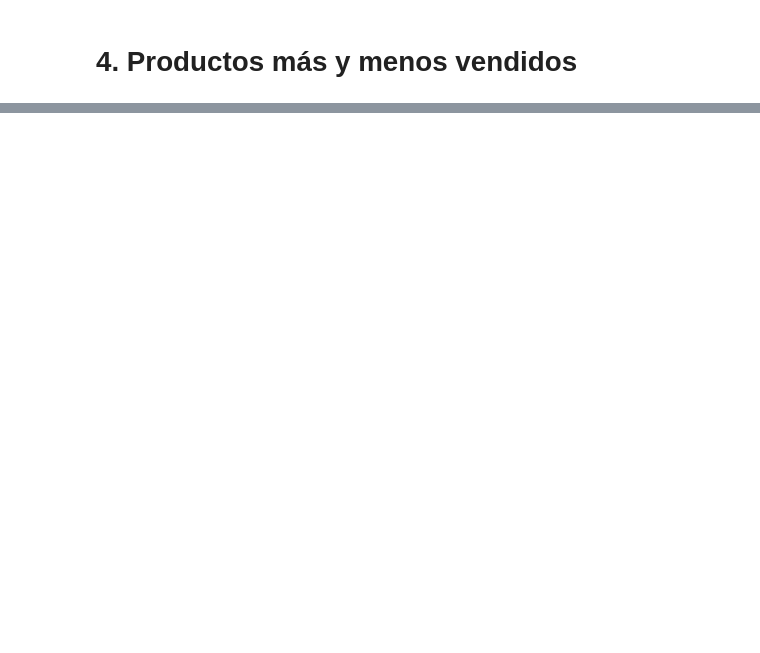
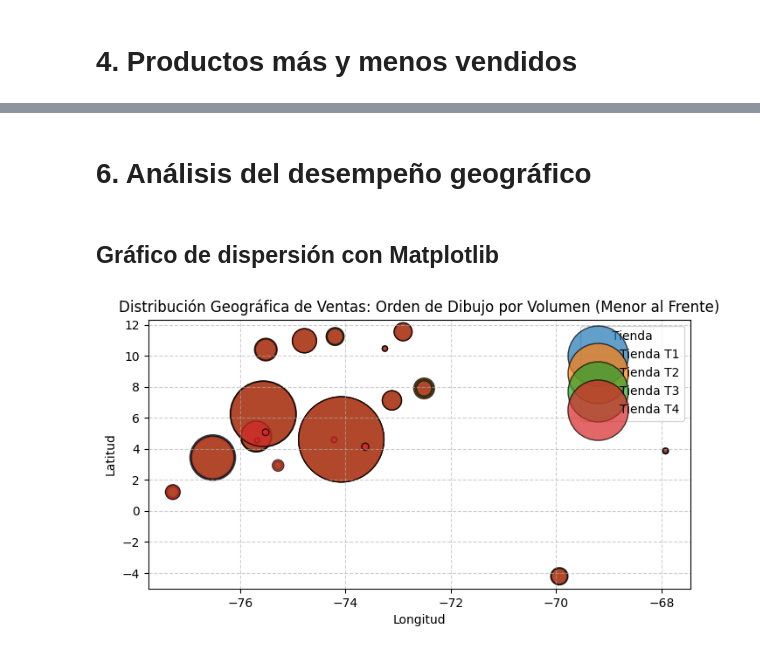
Before and after one commit to EddersonPR/challenge-alura-store, a Jupyter notebook: AluraStoreLatam.ipynb, the cells around one changed output, grey strips where cells are left out. Cells and saved outputs as stored; diff of their text form; code cells hidden in the pictures; blank space fills up the shorter version.

Commit message:
Avance de análisis

```diff
--- a/AluraStoreLatam.ipynb
+++ b/AluraStoreLatam.ipynb
@@ -105,0 +239,39 @@ df.head()
+# %% [markdown]
+# 6. Análisis del desempeño geográfico
+# %% [markdown]
+## Gráfico de dispersión con Matplotlib
+# %%
+# --- PREPARACIÓN DE DATOS ---
+# 1. Agrupar por Coordenadas y Tienda para contar las ventas en cada punto
+df_heatmap = df.groupby(['lon', 'lat', 'Tienda']).size().reset_index(name='Conteo')
+
+# 2. Calcular el total de ventas por tienda para establecer el orden de dibujo
+tienda_totales = df_heatmap.groupby('Tienda')['Conteo'].sum()
+# Ordenar: La tienda con más ventas se dibuja primero (fondo), la de menos ventas se dibuja al final (frente)
+tiendas_ordenadas = tienda_totales.sort_values(ascending=False).index.tolist()
+
+# --- VISUALIZACIÓN ---
+plt.figure(figsize=(8, 4))
+
+# 3. Iterar sobre las tiendas en el orden deseado
+for tienda in tiendas_ordenadas:
+    data = df_heatmap[df_heatmap['Tienda'] == tienda]
+
+    plt.scatter(
+        data['lon'],
+        data['lat'],
+        s=data['Conteo'] * 5,
+        label=f'Tienda {tienda}',
+        alpha=0.7,
+        edgecolors='k',
+        linewidths=1
+    )
+
+plt.title('Distribución Geográfica de Ventas: Orden de Dibujo por Volumen (Menor al Frente)')
+plt.xlabel('Longitud')
+plt.ylabel('Latitud')
+plt.legend(title='Tienda', loc='upper right')
+plt.grid(True, linestyle='--', alpha=0.6)
+plt.show()
+# %% [output]
+[figure, added]
```
Also changed, not shown: parts of 15 cells of this notebook.
